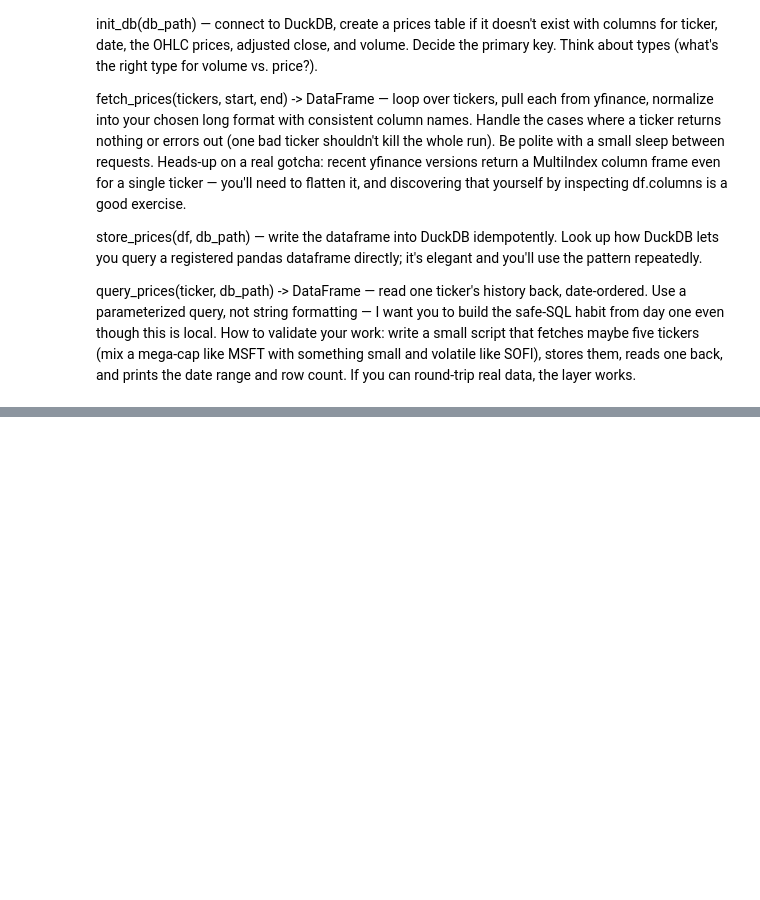
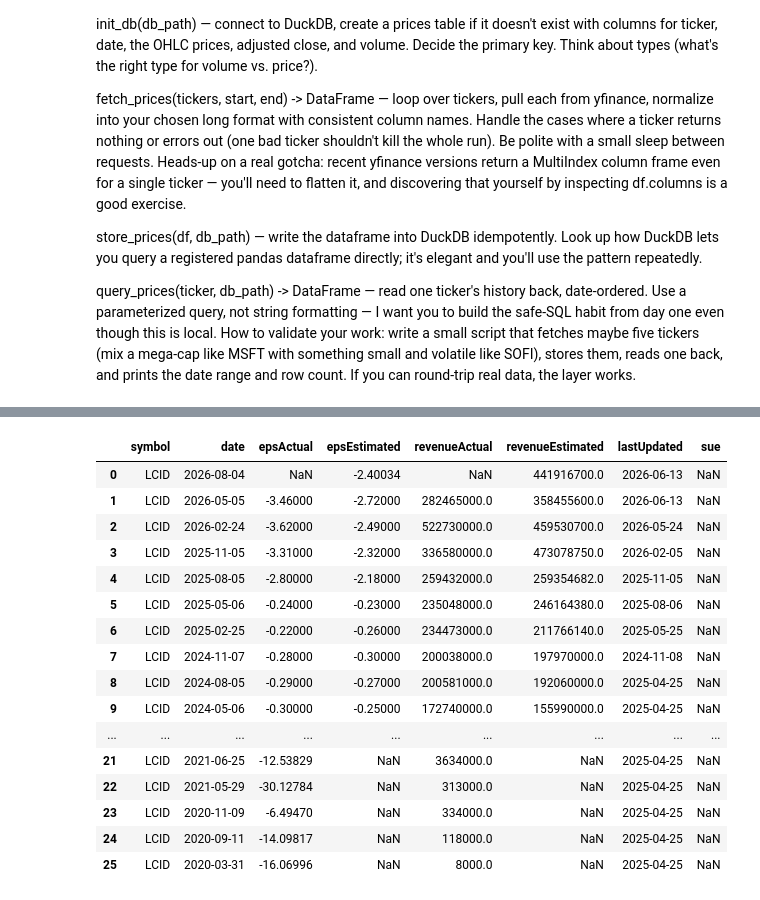
Before and after one commit to tanguyguyot/pead-bot, a Jupyter notebook: notebooks/first_nb.ipynb, the cells around one changed output, grey strips where cells are left out. Drawn from its saved outputs; the diff is of its cells as text; code cells hidden in the pictures; blank space fills up the shorter version.

```diff
--- a/notebooks/first_nb.ipynb
+++ b/notebooks/first_nb.ipynb
@@ -167,0 +441,8 @@ How to validate your work: write a small script that fetches maybe five tickers
+# %%
+
+key = os.getenv('FMP_API_KEY')
+# Surprises historiques
+url = f"https://financialmodelingprep.com/stable/earnings?symbol=AAPL&apikey={key}"
+r2 = requests.get(url).json()
+print(len(r2), "trimestres disponibles")
+print(r2[:3])
@@ -167,0 +472,23 @@ How to validate your work: write a small script that fetches maybe five tickers
+# %%
+kf = pd.DataFrame(r2)
+
+kf['sue'] = np.nan
+kf
+# %% [output]
+|  | symbol | date | epsActual | epsEstimated | revenueActual | revenueEstimated | lastUpdated | sue |
+| 0 | LCID | 2026-08-04 | NaN | -2.40034 | NaN | 441916700.0 | 2026-06-13 | NaN |
+| 1 | LCID | 2026-05-05 | -3.46000 | -2.72000 | 282465000.0 | 358455600.0 | 2026-06-13 | NaN |
+| 2 | LCID | 2026-02-24 | -3.62000 | -2.49000 | 522730000.0 | 459530700.0 | 2026-05-24 | NaN |
+| 3 | LCID | 2025-11-05 | -3.31000 | -2.32000 | 336580000.0 | 473078750.0 | 2026-02-05 | NaN |
+| 4 | LCID | 2025-08-05 | -2.80000 | -2.18000 | 259432000.0 | 259354682.0 | 2025-11-05 | NaN |
+| 5 | LCID | 2025-05-06 | -0.24000 | -0.23000 | 235048000.0 | 246164380.0 | 2025-08-06 | NaN |
+| 6 | LCID | 2025-02-25 | -0.22000 | -0.26000 | 234473000.0 | 211766140.0 | 2025-05-25 | NaN |
+| 7 | LCID | 2024-11-07 | -0.28000 | -0.30000 | 200038000.0 | 197970000.0 | 2024-11-08 | NaN |
+| 8 | LCID | 2024-08-05 | -0.29000 | -0.27000 | 200581000.0 | 192060000.0 | 2025-04-25 | NaN |
+| 9 | LCID | 2024-05-06 | -0.30000 | -0.25000 | 172740000.0 | 155990000.0 | 2025-04-25 | NaN |
+| ... | ... | ... | ... | ... | ... | ... | ... | ... |
+| 21 | LCID | 2021-06-25 | -12.53829 | NaN | 3634000.0 | NaN | 2025-04-25 | NaN |
+| 22 | LCID | 2021-05-29 | -30.12784 | NaN | 313000.0 | NaN | 2025-04-25 | NaN |
+| 23 | LCID | 2020-11-09 | -6.49470 | NaN | 334000.0 | NaN | 2025-04-25 | NaN |
+| 24 | LCID | 2020-09-11 | -14.09817 | NaN | 118000.0 | NaN | 2025-04-25 | NaN |
+| 25 | LCID | 2020-03-31 | -16.06996 | NaN | 8000.0 | NaN | 2025-04-25 | NaN |
```
Also changed, not shown: parts of 29 cells of this notebook, 2 other files.
